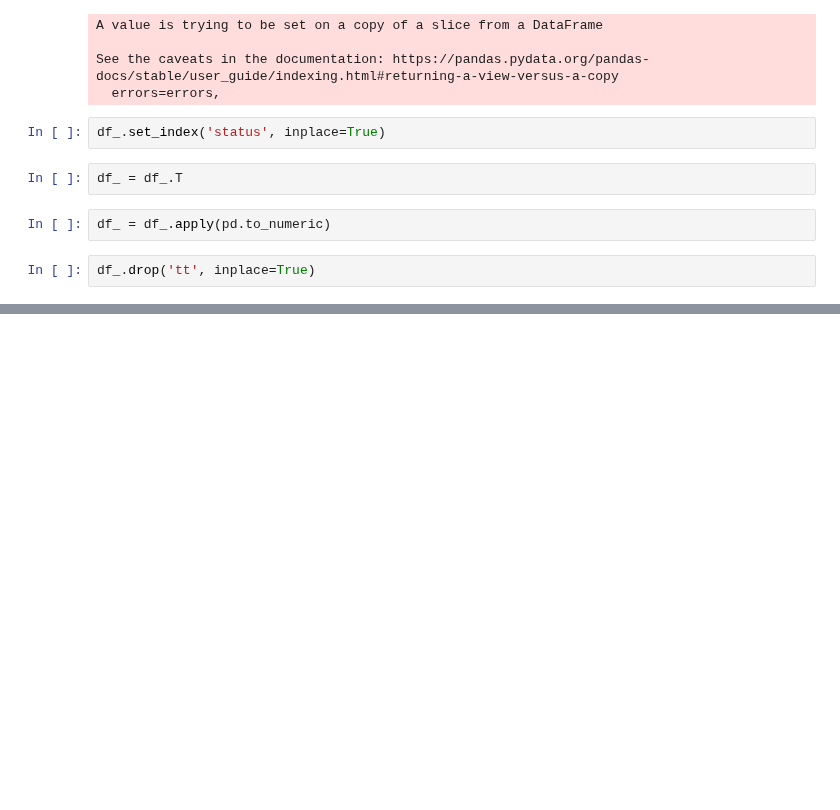
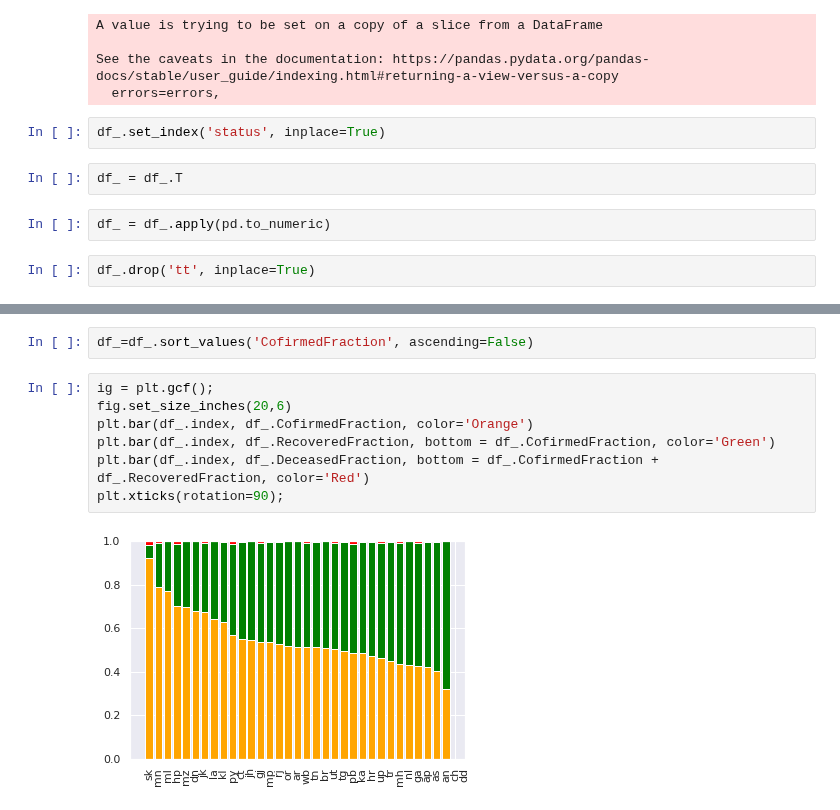
Before and after one commit to ajayks1974/learn_tools_tech, a Jupyter notebook: fds/fds_wk12_visualization.ipynb, the cells around one changed output, grey strips where cells are left out. Drawn from its saved outputs; the diff is of its cells as text; blank space fills up the shorter version.

```diff
--- a/fds/fds_wk12_visualization.ipynb
+++ b/fds/fds_wk12_visualization.ipynb
@@ -301,0 +359,11 @@ for i, val in enumerate(df_.index):
+# %%
+df_=df_.sort_values('CofirmedFraction', ascending=False)
+# %%
+ig = plt.gcf();
+fig.set_size_inches(20,6)
+plt.bar(df_.index, df_.CofirmedFraction, color='Orange')
+plt.bar(df_.index, df_.RecoveredFraction, bottom = df_.CofirmedFraction, color='Green')
+plt.bar(df_.index, df_.DeceasedFraction, bottom = df_.CofirmedFraction + df_.RecoveredFraction, color='Red')
+plt.xticks(rotation=90);
+# %% [output]
+[figure, added]
```
Also changed, not shown: parts of 27 cells of this notebook.
